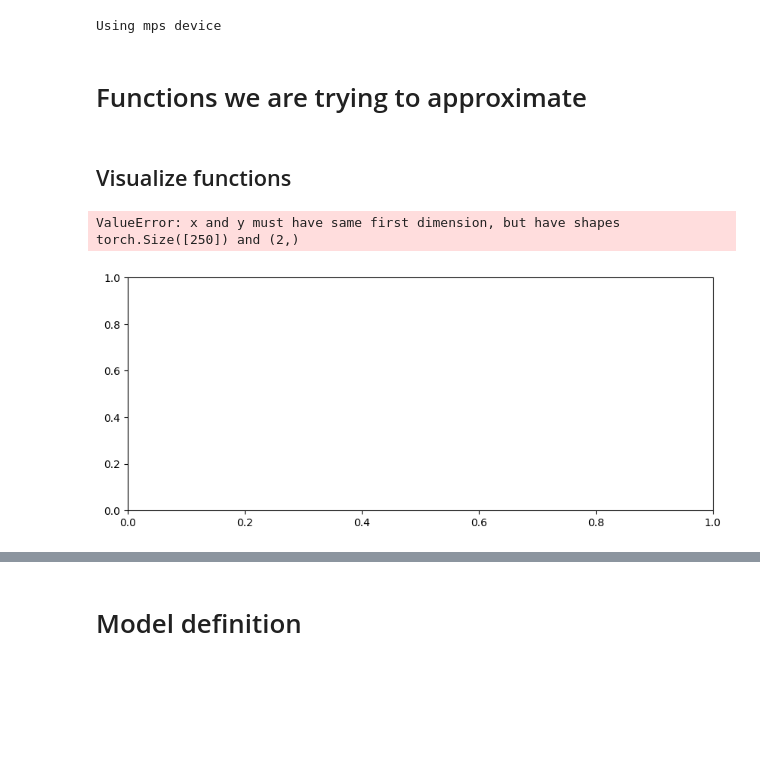
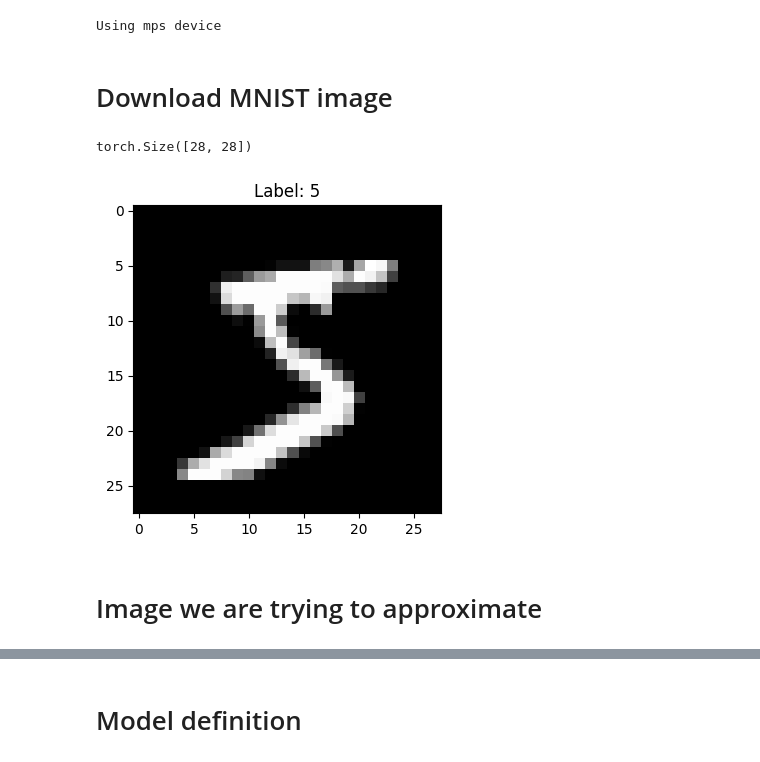
Before and after one commit to sjamthe/customNNexperiments, a Jupyter notebook: 2DSegmentNet-v2.ipynb, the cells around one changed output, grey strips where cells are left out. Saved outputs shown, nothing was run; the diff lists cells and outputs as text; code cells hidden in the pictures; blank space fills up the shorter version.

Commit message:
xmask, ymask look good on MNIST

```diff
--- a/2DSegmentNet-v2.ipynb
+++ b/2DSegmentNet-v2.ipynb
@@ -28,5 +28,31 @@ device = (
 print(f"Using {device} device")
 # %% [output]
 Using mps device
+# %% [markdown]
+# Download MNIST image
+# %%
+from torchvision import datasets, transforms
+transform = transforms.Compose([
+    transforms.ToTensor(),  # Convert images to PyTorch tensors
+])
+
+train_set = datasets.MNIST('data', train=True, download=True, transform=transform)
+# %%
+# get 1st image
+index = 0
+# Get the image and its corresponding label
+image, label = train_set[index]
+image.shape
+# %% [output]
+torch.Size([28, 28])
+# %%
+# display MNST image
+import matplotlib.pyplot as plt
+
+plt.imshow(image.squeeze().numpy(), cmap='gray')
+plt.title(f"Label: {label}")
+plt.show()
+# %% [output]
+[figure, added]
 # %% [markdown]
-# Functions we are trying to approximate
+# Image we are trying to approximate
@@ -79,12 +58,0 @@ def normalize(x,y):
-# %% [markdown]
-## Visualize functions
-# %%
-xs = torch.arange(-1.5, 11., .05)
-ys = f2_quartic(xs)
-plt.plot(xs, ys[0])
-plt.plot(xs, ys[1])
-print(ys.shape)
-plt.show()
-# %% [output]
-ValueError: x and y must have same first dimension, but have shapes torch.Size([250]) and (2,)
-[figure, removed]
```
Also changed, not shown: parts of 21 cells of this notebook.
